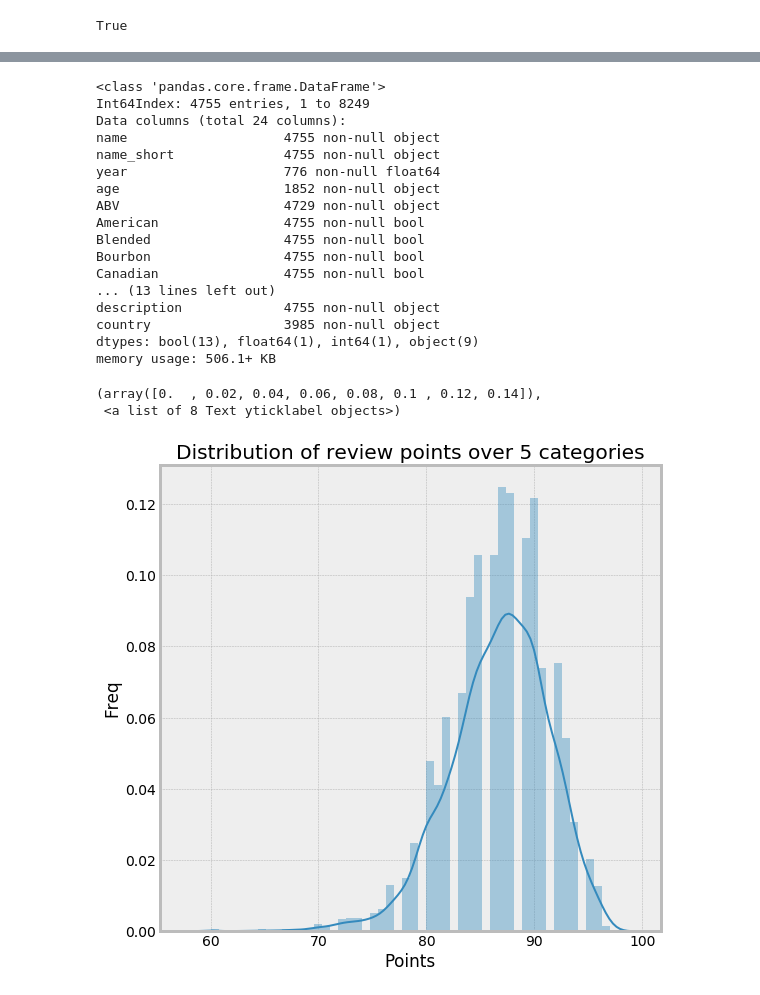
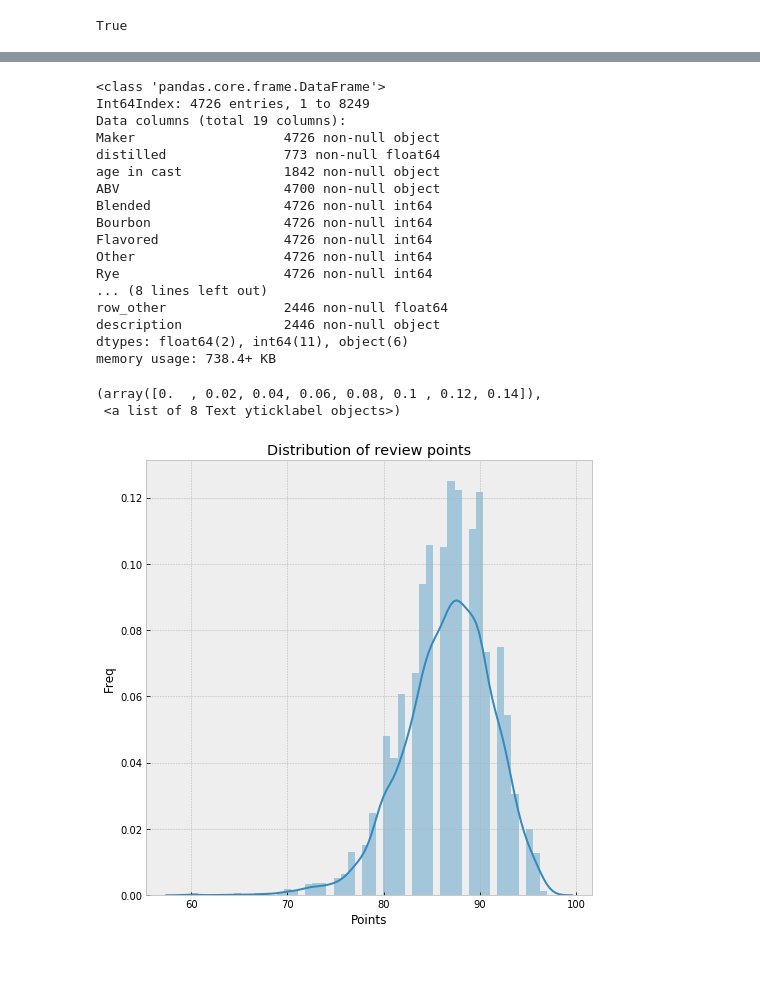
Before and after one commit to Axemen/Project-3, a Jupyter notebook: text-analysis/text_analysis-basics (DM).ipynb, the cells around one changed output, grey strips where cells are left out. Saved outputs shown, nothing was run; the diff lists cells and outputs as text; code cells hidden in the pictures; blank space fills up the shorter version.

Commit message:
fixing descriptions on -with-descriptions file

```diff
--- a/text-analysis/text_analysis-basics (DM).ipynb
+++ b/text-analysis/text_analysis-basics (DM).ipynb
@@ -8,7 +8,7 @@ True
 import pandas as pd
 import numpy as np
 import csv
+from tqdm import tqdm
 from bs4 import BeautifulSoup
 from nltk.corpus import stopwords
-
-file_one = "raw-data/Whiskey_Advocate_All_scraped.csv"
+file_one = "../clean-data/Whiskey_data/Whiskey_Advocate_All_scraped_KHupdate-with-description.csv"
@@ -43 +15,14 @@ df
+# %%
+df = pd.read_csv(file_one, encoding="ISO-8859-1").set_index('row_caller')
+blended_df=df[df['Blended'] == 1]
+bourbon_df=df[df['Bourbon'] == 1]
+flavored_df=df[df['Flavored'] == 1]
+other_df=df[df['Other'] == 1]
+rye_df=df[df['Rye'] == 1]
+scotch_df=df[df['Scotch'] == 1]
+grain_df=df[df['single blended grain'] == 1]
+malt_df=df[df['single blended malt'] == 1]
+world_df=df[df['world'] == 1]
+
+df_set=[blended_df, bourbon_df, flavored_df, other_df, rye_df, scotch_df, grain_df, malt_df, world_df]
 # %%
@@ -167,36 +374,37 @@ plt.yticks(color="black")
 df.info()
 # %% [output]
 <class 'pandas.core.frame.DataFrame'>
-Int64Index: 4755 entries, 1 to 8249
-Data columns (total 24 columns):
-name                    4755 non-null object
-name_short              4755 non-null object
-year                    776 non-null float64
-age                     1852 non-null object
-ABV                     4729 non-null object
-American                4755 non-null bool
-Blended                 4755 non-null bool
-Bourbon                 4755 non-null bool
-Canadian                4755 non-null bool
-... (13 lines left out)
-description             4755 non-null object
-country                 3985 non-null object
-dtypes: bool(13), float64(1), int64(1), object(9)
-memory usage: 506.1+ KB
+Int64Index: 4726 entries, 1 to 8249
+Data columns (total 19 columns):
+Maker                   4726 non-null object
+distilled               773 non-null float64
+age in cast             1842 non-null object
+ABV                     4700 non-null object
+Blended                 4726 non-null int64
+Bourbon                 4726 non-null int64
+Flavored                4726 non-null int64
+Other                   4726 non-null int64
+Rye                     4726 non-null int64
+... (8 lines left out)
+row_other               2446 non-null float64
+description             2446 non-null object
+dtypes: float64(2), int64(11), object(6)
+memory usage: 738.4+ KB
 # %%
+import seaborn as sns
 plt.figure(figsize=(8,8), facecolor="white")
 # plt.bar(df['style'], height=df['review.point'])
-sns.distplot(df['review.point'])
+sns.distplot(df['review score'])
 plt.style.use('bmh')
-plt.title('Distribution of review points over categories',color="black")
+plt.title('Distribution of review points',color="black")
 plt.xlabel('Points', color="black")
 plt.ylabel('Freq', color="black")
 plt.xticks(color="black")
 plt.yticks(color="black")
 # %% [output]
 (array([0.  , 0.02, 0.04, 0.06, 0.08, 0.1 , 0.12, 0.14]),
  <a list of 8 Text yticklabel objects>)
-[figure, old version]
+[figure, new version]
 # %%
 from wordcloud import WordCloud
 wordcloud = WordCloud().generate(' '.join(clean_text))
```
Also changed, not shown: parts of 18 cells of this notebook, 6 other files.
